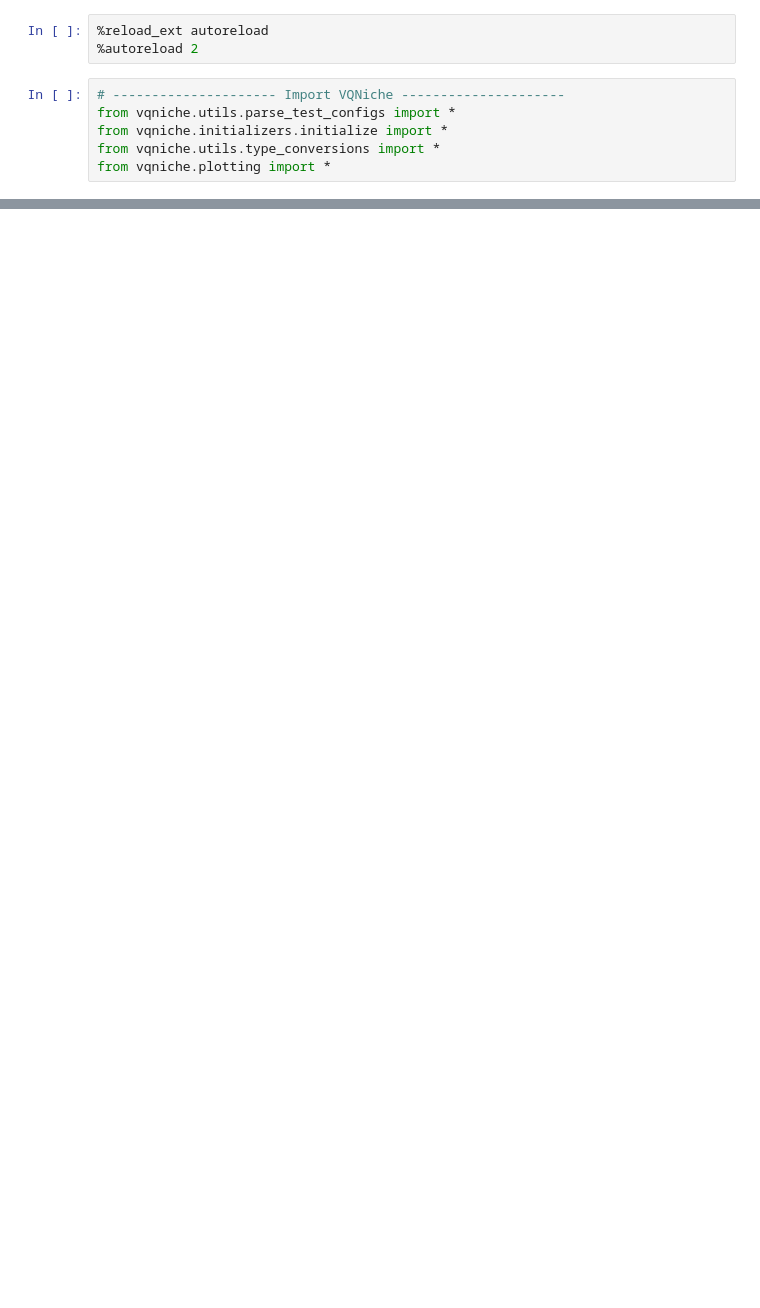
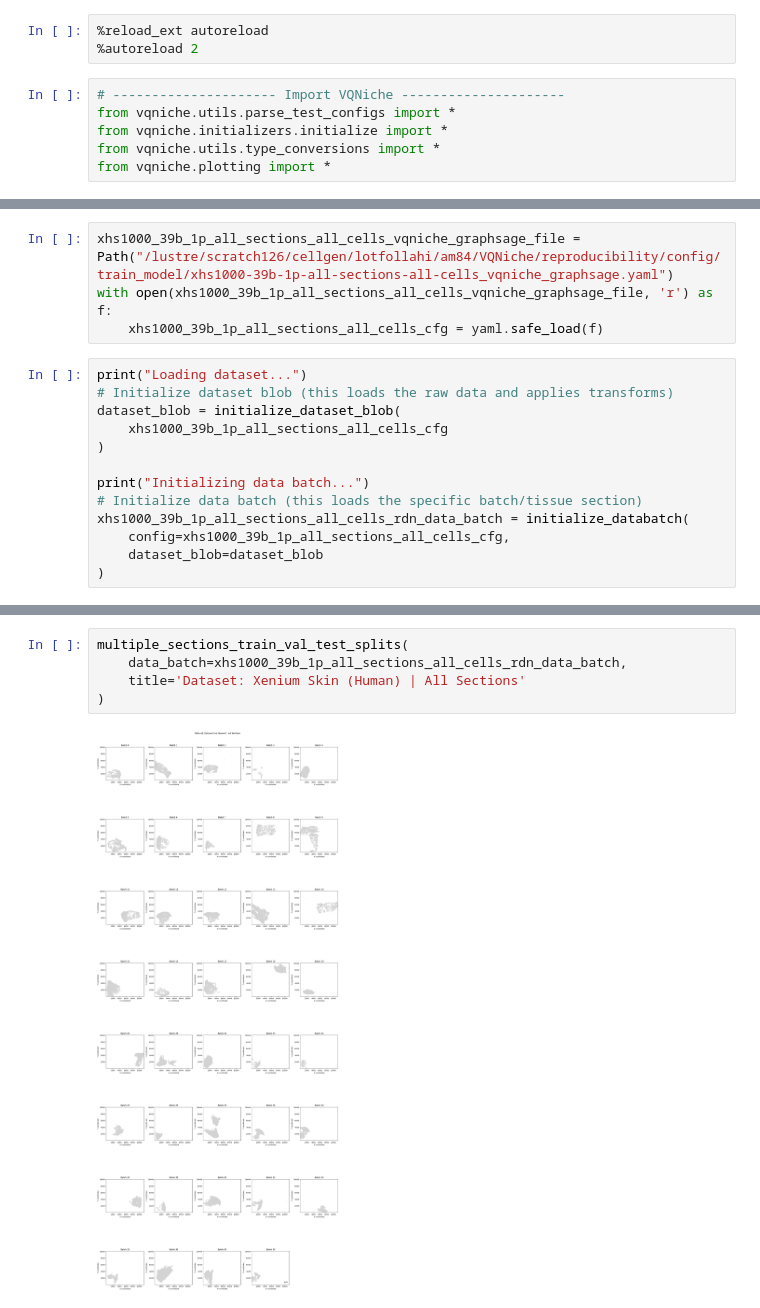
Before and after one commit to Lotfollahi-lab/squint-reproducibility, a Jupyter notebook: analysis/notebooks/train_val_test_splits.ipynb, the cells around one changed output, grey strips where cells are left out. Cells and saved outputs as stored; diff of their text form; blank space fills up the shorter version.

```diff
--- a/analysis/notebooks/train_val_test_splits.ipynb
+++ b/analysis/notebooks/train_val_test_splits.ipynb
@@ -165,0 +246,17 @@ Total nodes: 17832
+# %%
+xhs1000_39b_1p_all_sections_all_cells_vqniche_graphsage_file = Path("/lustre/scratch126/cellgen/lotfollahi/am84/VQNiche/reproducibility/config/train_model/xhs1000-39b-1p-all-sections-all-cells_vqniche_graphsage.yaml")
+with open(xhs1000_39b_1p_all_sections_all_cells_vqniche_graphsage_file, 'r') as f:
+    xhs1000_39b_1p_all_sections_all_cells_cfg = yaml.safe_load(f)
+# %%
+print("Loading dataset...")
+# Initialize dataset blob (this loads the raw data and applies transforms)
+dataset_blob = initialize_dataset_blob(
+    xhs1000_39b_1p_all_sections_all_cells_cfg
+)
+
+print("Initializing data batch...")
+# Initialize data batch (this loads the specific batch/tissue section)
+xhs1000_39b_1p_all_sections_all_cells_rdn_data_batch = initialize_databatch(
+    config=xhs1000_39b_1p_all_sections_all_cells_cfg,
+    dataset_blob=dataset_blob
+)
@@ -165,0 +281,7 @@ Total nodes: 17832
+# %%
+multiple_sections_train_val_test_splits(
+    data_batch=xhs1000_39b_1p_all_sections_all_cells_rdn_data_batch,
+    title='Dataset: Xenium Skin (Human) | All Sections'
+)
+# %% [output]
+[figure, added]
```
Also changed, not shown: parts of 39 cells of this notebook.
